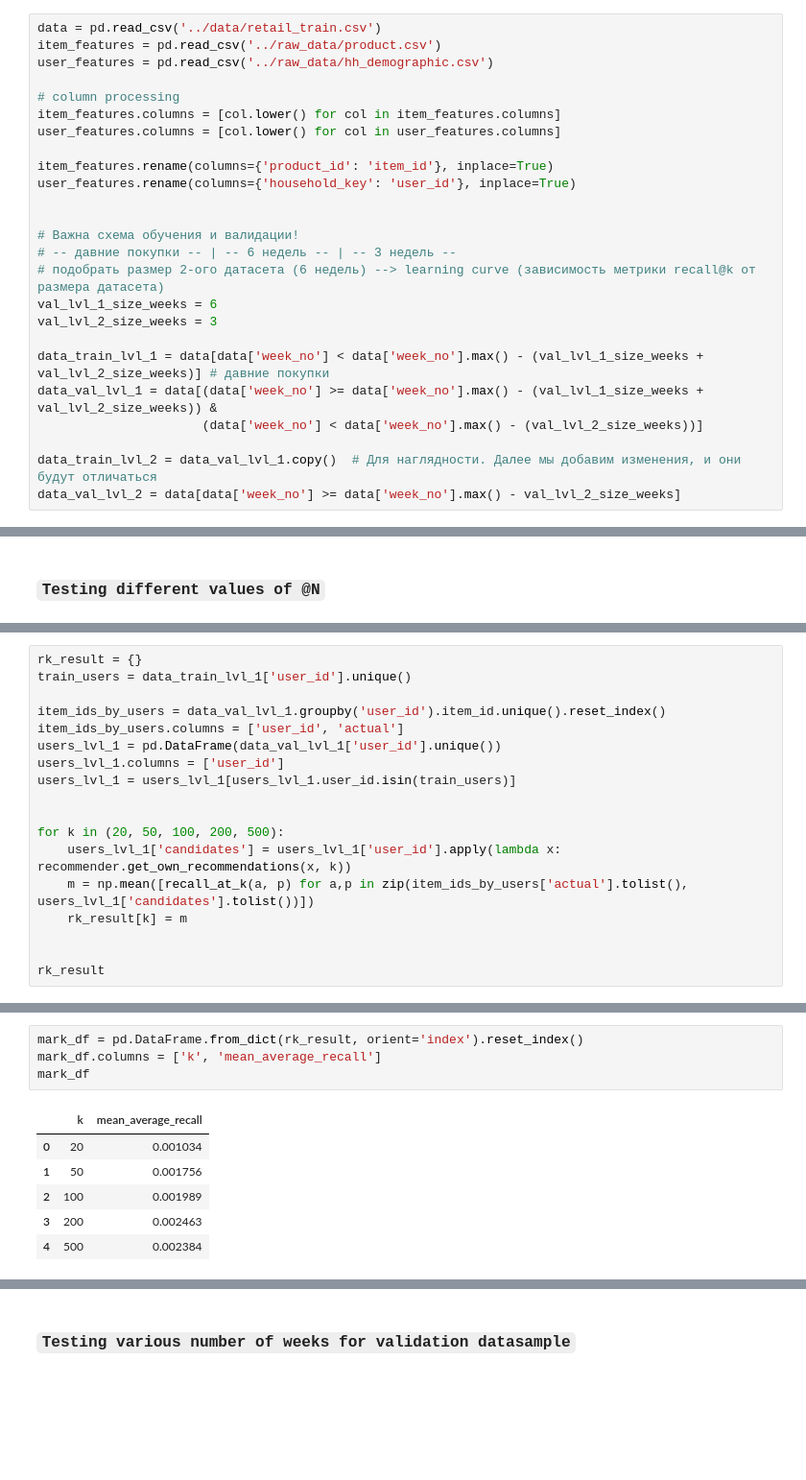
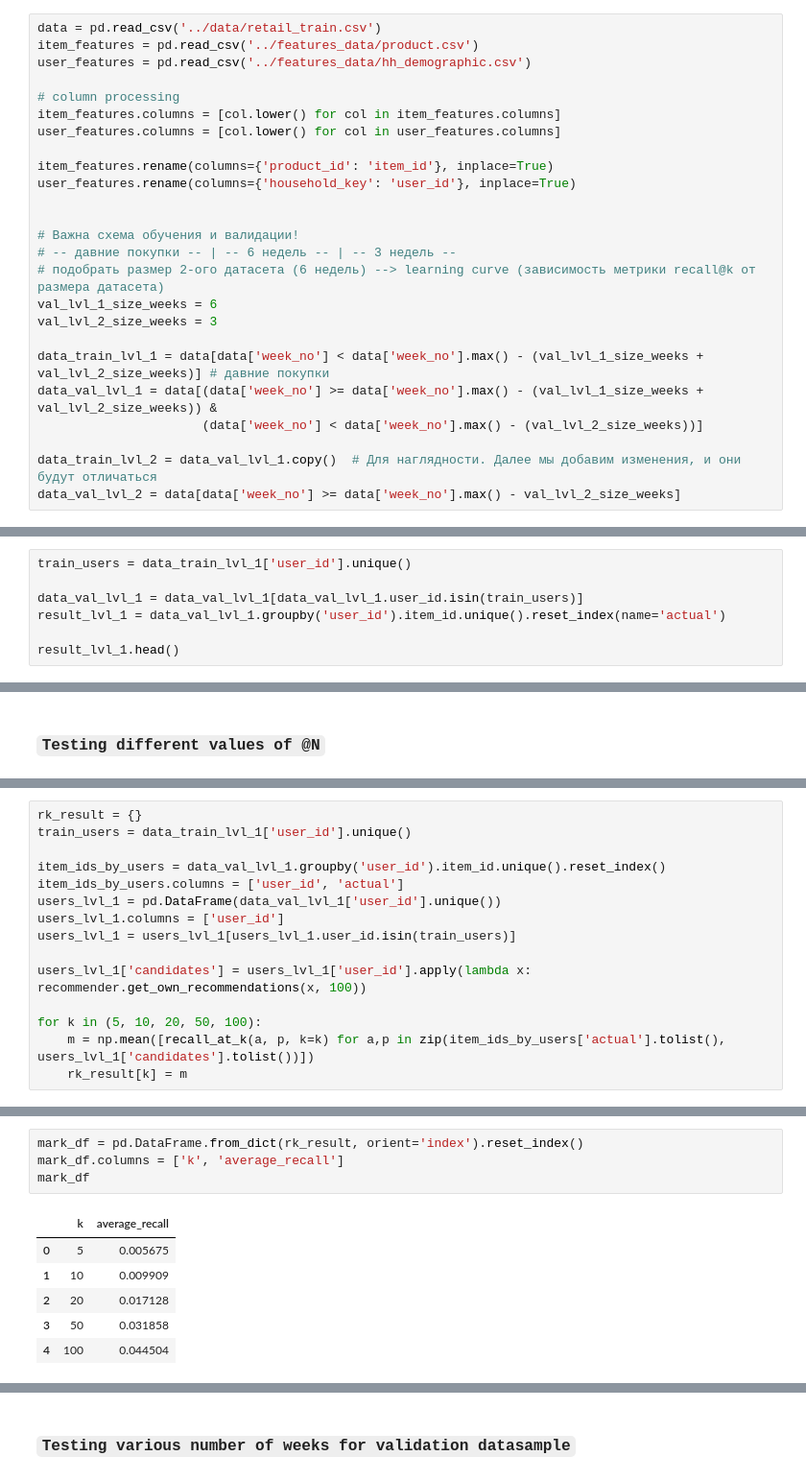
Before and after one commit to Krivosheenkova/Recommender-Systems-beginning, a Jupyter notebook: 6_2level_recommendation_models/6.ipynb, the cells around one changed output, grey strips where cells are left out. Shown at 96% size. Cells and saved outputs as stored; diff of their text form; blank space fills up the shorter version.

```diff
--- a/6_2level_recommendation_models/6.ipynb
+++ b/6_2level_recommendation_models/6.ipynb
@@ -30,8 +30,8 @@ print('Done')
 Done
 # %%
 data = pd.read_csv('../data/retail_train.csv')
-item_features = pd.read_csv('../raw_data/product.csv')
-user_features = pd.read_csv('../raw_data/hh_demographic.csv')
+item_features = pd.read_csv('../features_data/product.csv')
+user_features = pd.read_csv('../features_data/hh_demographic.csv')
 
 # column processing
 item_features.columns = [col.lower() for col in item_features.columns]
@@ -87,0 +97,7 @@ WARNING:root:Intel MKL BLAS detected. Its highly recommend to set the environmen
+# %%
+train_users = data_train_lvl_1['user_id'].unique()
+
+data_val_lvl_1 = data_val_lvl_1[data_val_lvl_1.user_id.isin(train_users)]
+result_lvl_1 = data_val_lvl_1.groupby('user_id').item_id.unique().reset_index(name='actual')
+
+result_lvl_1.head()
@@ -97,11 +150,8 @@ users_lvl_1 = pd.DataFrame(data_val_lvl_1['user_id'].unique())
 users_lvl_1.columns = ['user_id']
 users_lvl_1 = users_lvl_1[users_lvl_1.user_id.isin(train_users)]
 
+users_lvl_1['candidates'] = users_lvl_1['user_id'].apply(lambda x: recommender.get_own_recommendations(x, 100))
 
-for k in (20, 50, 100, 200, 500):
-    users_lvl_1['candidates'] = users_lvl_1['user_id'].apply(lambda x: recommender.get_own_recommendations(x, k))
-    m = np.mean([recall_at_k(a, p) for a,p in zip(item_ids_by_users['actual'].tolist(), users_lvl_1['candidates'].tolist())])
+for k in (5, 10, 20, 50, 100):
+    m = np.mean([recall_at_k(a, p, k=k) for a,p in zip(item_ids_by_users['actual'].tolist(), users_lvl_1['candidates'].tolist())])
     rk_result[k] = m
-
-
-rk_result
@@ -114,13 +158,13 @@ rk_result
 # %%
 mark_df = pd.DataFrame.from_dict(rk_result, orient='index').reset_index()
-mark_df.columns = ['k', 'mean_average_recall']
+mark_df.columns = ['k', 'average_recall']
 mark_df
 # %% [output]
-|  | k | mean_average_recall |
-| 0 | 20 | 0.001034 |
-| 1 | 50 | 0.001756 |
-| 2 | 100 | 0.001989 |
-| 3 | 200 | 0.002463 |
-| 4 | 500 | 0.002384 |
+|  | k | average_recall |
+| 0 | 5 | 0.005675 |
+| 1 | 10 | 0.009909 |
+| 2 | 20 | 0.017128 |
+| 3 | 50 | 0.031858 |
+| 4 | 100 | 0.044504 |
 # %%
 plt.figure(figsize=(10, 8))
```
Also changed, not shown: parts of 24 cells of this notebook, 5 other files.
